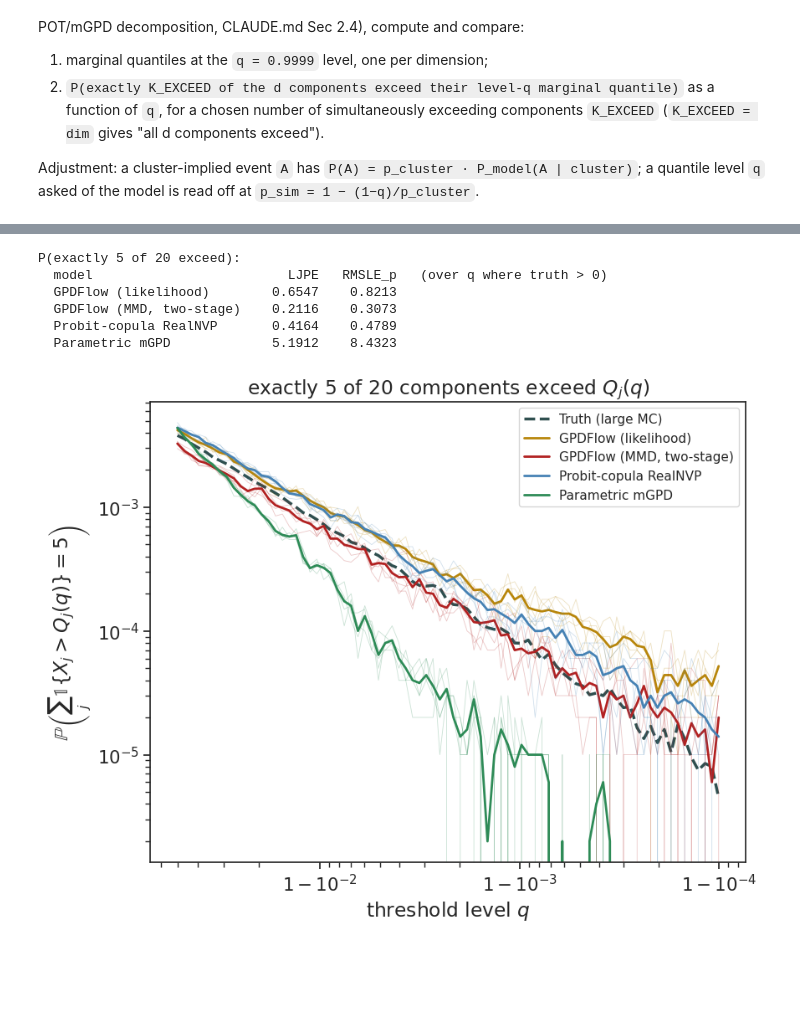
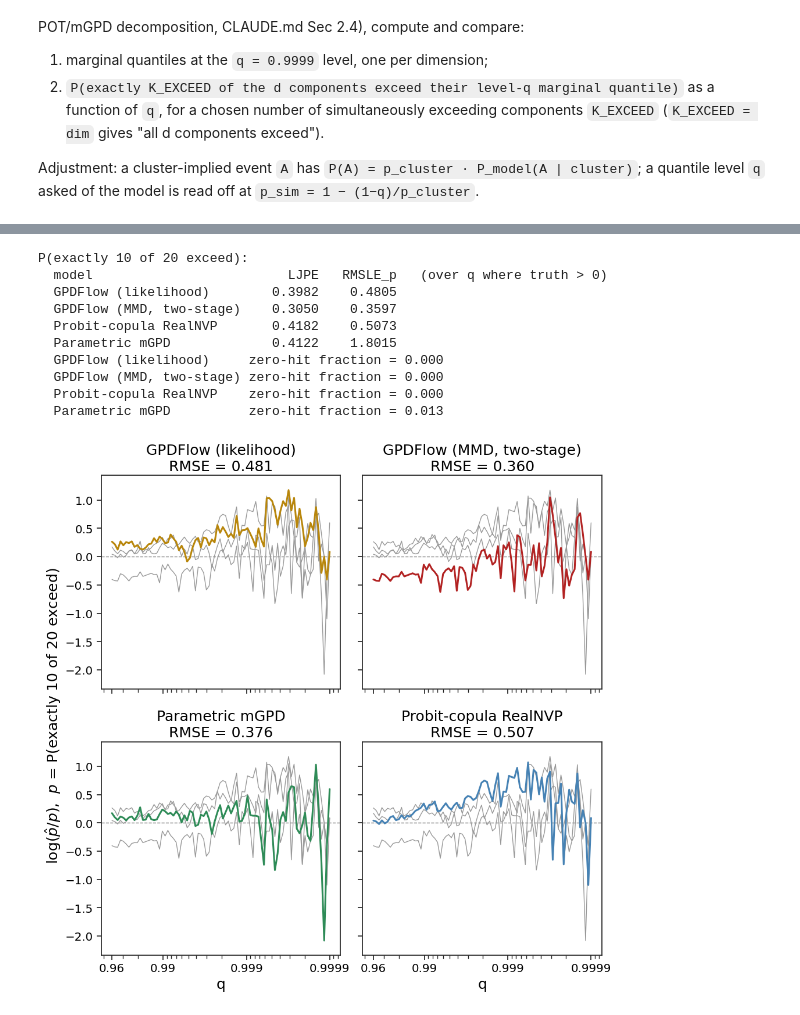
Before and after one commit to hcl516926907/GPDFlow, a Jupyter notebook: Simulation_2S_best_config.ipynb, the cells around one changed output, grey strips where cells are left out. Saved outputs shown, nothing was run; the diff lists cells and outputs as text; code cells hidden in the pictures; blank space fills up the shorter version.

```diff
--- a/Simulation_2S_best_config.ipynb
+++ b/Simulation_2S_best_config.ipynb
@@ -207,5 +207,5 @@ omega: estimate at q = 0.95: 3.1220 [3.0319, 3.2721]
 # %%
-THRESHOLD_Q = 0.95
+THRESHOLD_Q = 0.96
 
 thres = np.quantile(samples_origin, THRESHOLD_Q, axis=0)
 
@@ -483,5 +488,8 @@ mean signed bias : +0.0317
 # %%
-BL_CFG = dict(warmup=20, seed=0, num_layers = 6, hidden_mult = 4)
+# Tuned winner for q = 0.96 from Data_and_Model/sim2s_nsf/best_configs.json["0.96"]["bl"]
+# (CV RMSE chi = 0.0983).
+BL_CFG = dict(warmup=20, seed=0, num_layers=2, hidden_mult=2,
+              flow_type='nsf', flow_kw=dict(num_bins=3, num_blocks=2, tail_bound=4.0))
 
 cv_bl = run_cv_flow_baseline(
     samples, folds, device, thres,
@@ -559,7 +567,9 @@ from parametric_mGPD import (
     support_mask,
 )
 # %%
-PAR_CFG = dict(generator='gaussian', seed=1234)
+# Tuned winner for q = 0.96 from Data_and_Model/sim2s_nsf/best_configs.json["0.96"]["par"]
+# (CV RMSE chi = 0.0698).
+PAR_CFG = dict(generator='log_gamma', seed=1234)
 
 cv_par = run_cv_parametric_mgpd(
     samples, folds, device, thres,
@@ -646,7 +656,7 @@ a quantile level `q` asked of the model is read off at `p_sim = 1 − (1−q)/p_
 # ============================================================================
 # Setup: large-MC "truth" sample + shared config for the far-tail quantities
 # ============================================================================
-Q_SLICE = 0.95          # quantile level that built `samples` / `thres` (cell "dedddfd6").
+Q_SLICE = 0.96          # quantile level that built `samples` / `thres` (cell "dedddfd6").
                         # NB the module-level THRESHOLD_Q was overwritten to 0.999 later on.
 N_BIG   = 2_000_000     # raise (e.g. 5_000_000) if the "all d" curve floors out at ~1/N_BIG
 Q_MARG  = 0.9999        # marginal-quantile level for quantity 1
@@ -674,10 +684,10 @@ print(f'X_big {X_big.shape}  |  p_cluster(fit) = {p_cluster_fit:.4f}  '
 # q >= Q_SLICE, exceeding u_j(q) implies the cluster event, so the SAME u_vec(q)
 # serves the truth (directly) and every model (x p_cluster).
 #
-# q ranges from Q_SLICE (0.95) to 0.999, geometrically dense in the tail
+# q ranges from Q_SLICE (0.96) to 0.999, geometrically dense in the tail
 # probability 1 - q so the far tail -- where the joint-exceedance probability
 # decays over several orders of magnitude -- is well resolved on a log axis.
-Q_GRID = 1.0 - np.geomspace(1.0 - Q_SLICE, 1e-4, 80)           # 0.95 .. 0.999
+Q_GRID = 1.0 - np.geomspace(1.0 - Q_SLICE, 1e-4, 80)           # 0.96 .. 0.999
 U_MATS = [np.quantile(X_big, q, axis=0) for q in Q_GRID]       # list of (dim,) vectors
 
 MODELS = [   # (label, per-fold raw-scale draw blocks, colour)
@@ -806,54 +916,47 @@ marginal q = 0.9999 quantile   |   RMSE(log scale) vs truth
 # %%
 # --- Quantities 2 & 3: count-exceedance probability vs level q -------------
 # P(exactly K_EXCEED of the d margins exceed their common-level threshold Q_j(q))
 # as a function of q.  u_vec(q) = per-margin q-quantile of X_big; the SAME vector
 # serves the truth (empirical probability) and every model (x p_cluster).
 # Set K_EXCEED to the number of simultaneously exceeding components you want to
 # see; K_EXCEED == dim is the "all d components exceed" case.
-K_EXCEED = 5
+K_EXCEED = 10
 
 fn_k = lambda X, u: prob_exactly_k_exceed(X, u, K_EXCEED)
 tail = 'all d' if K_EXCEED == dim else f'exactly {K_EXCEED}'
 
 p_k_true = prob_curve_true(X_big, U_MATS, fn_k)
 
 curves = {}          # label -> dict(color, mean, per_fold)
 for label, blocks, color in MODELS:
     mean_curve, per_fold = prob_curve_model(blocks, p_cluster_fit, U_MATS, fn_k)
     curves[label] = dict(color=color, mean=mean_curve, per_fold=per_fold)
 
 ok = p_k_true > 0
 print(f'P({tail} of {dim} exceed):')
 print(f'  {"model":24s} {"LJPE":>9s} {"RMSLE_p":>9s}   (over q where truth > 0)')
 for label, d in curves.items():
     print(f'  {label:24s} {cf.ljpe(d["mean"][ok], p_k_true[ok]):9.4f} '
           f'{cf.rmsle_p(d["mean"][ok], p_k_true[ok]):9.4f}')
+report_floor({label: d['mean'][ok] for label, d in curves.items()})
 
-sns.set(style='ticks', font_scale=1.4)
-fig, ax = plt.subplots(figsize=(9, 7))
-
-ax.plot(Q_GRID, p_k_true, '--', color=TRUTH_C, lw=2.5, label='Truth (large MC)')
-for label, d in curves.items():
-    for pf in d['per_fold']:
-        ax.plot(Q_GRID, pf, color=d['color'], lw=0.6, alpha=0.25)
-    ax.plot(Q_GRID, d['mean'], color=d['color'], lw=2, label=label)
-ax.set_yscale('log')                            # probability on a log scale
-ax.set_xscale('logit')                          # 0.9 / 0.99 / 0.999 evenly spaced
-ax.set_xlabel(r'threshold level $q$')
-ax.set_ylabel(rf'$\mathbb{{P}}\left(\sum_j \mathbb{{1}}\{{X_j > Q_j(q)\}} = {K_EXCEED}\right)$')
-ax.set_title(f'{tail} of {dim} components exceed $Q_j(q)$')
-ax.legend(fontsize=11)
-
-fig.tight_layout()
-plt.show()
+# cv_study Plot C style: log(p_hat / p) in a 2x2 grid (fold-mean curve, no band)
+plot_curve_panels({label: log_ratio_prob(d['mean'][ok], p_k_true[ok], label)
+                   for label, d in curves.items()},
+                  Q_GRID[ok],
+                  rf'$\log(\hat p / p)$,  $p$ = P({tail} of {dim} exceed)')
 # %% [output]
-P(exactly 5 of 20 exceed):
+P(exactly 10 of 20 exceed):
   model                         LJPE   RMSLE_p   (over q where truth > 0)
-  GPDFlow (likelihood)        0.6547    0.8213
-  GPDFlow (MMD, two-stage)    0.2116    0.3073
-  Probit-copula RealNVP       0.4164    0.4789
-  Parametric mGPD             5.1912    8.4323
+  GPDFlow (likelihood)        0.3982    0.4805
+  GPDFlow (MMD, two-stage)    0.3050    0.3597
+  Probit-copula RealNVP       0.4182    0.5073
+  Parametric mGPD             0.4122    1.8015
+  GPDFlow (likelihood)     zero-hit fraction = 0.000
+  GPDFlow (MMD, two-stage) zero-hit fraction = 0.000
+  Probit-copula RealNVP    zero-hit fraction = 0.000
+  Parametric mGPD          zero-hit fraction = 0.013
-[figure, old version]
+[figure, new version]
 # %%
 # --- Quantile of the componentwise maximum  M = max_j X_j  vs level q ------
 # Empirical : unconditional q-quantile of M from the large MC sample.
```
Also changed, not shown: parts of 21 cells of this notebook, 10 other files.
